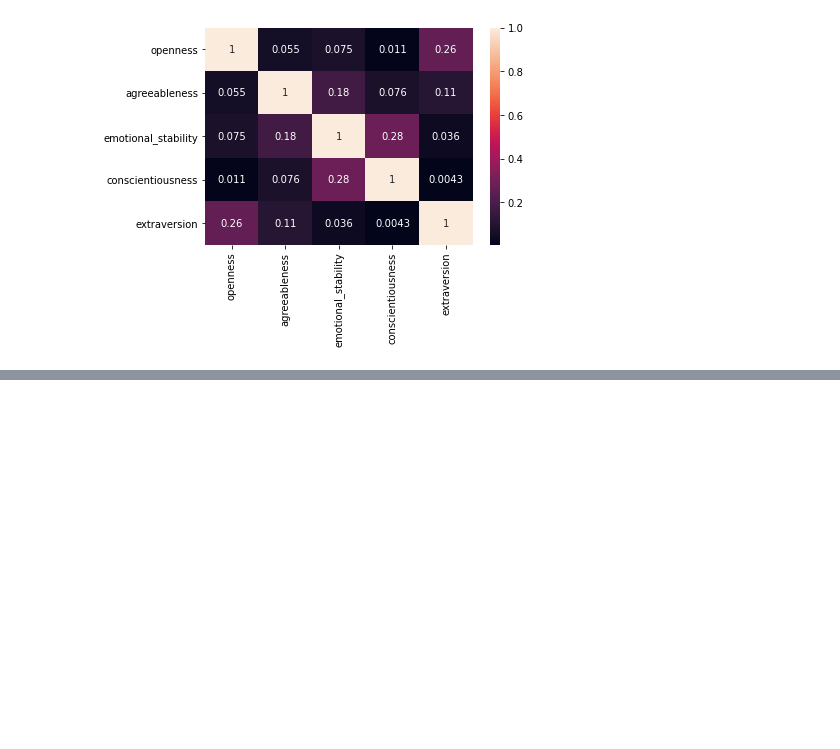
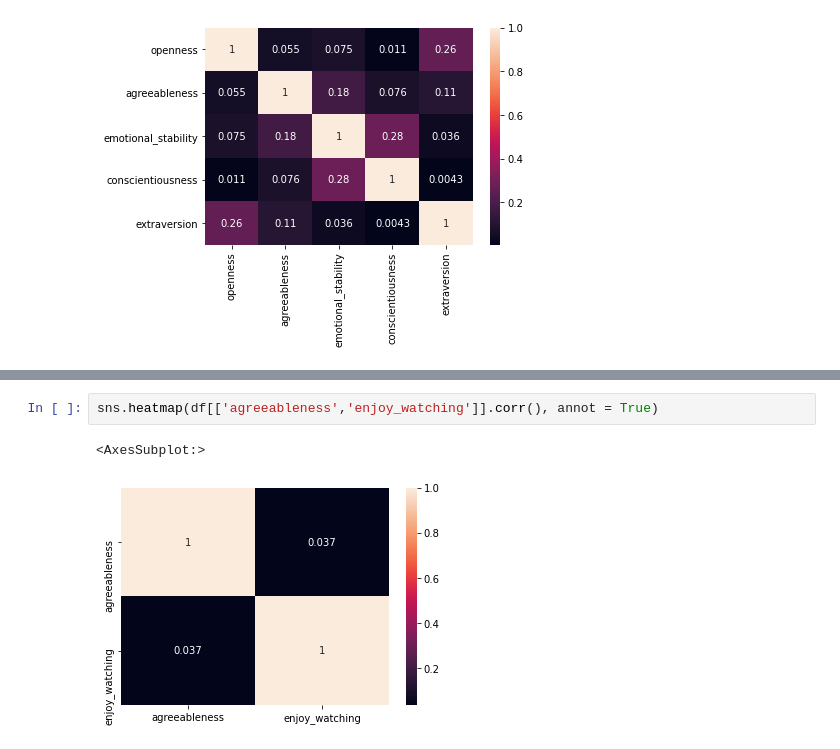
Before and after one commit to sushamasivananthan/MachineLearning, a Jupyter notebook: FirstFile.ipynb, the cells around one changed output, grey strips where cells are left out. Cells and saved outputs as stored; diff of their text form; blank space fills up the shorter version.

```diff
--- a/FirstFile.ipynb
+++ b/FirstFile.ipynb
@@ -112,0 +118,5 @@ sns.heatmap(df[personality].corr(), annot = True)
+# %%
+sns.heatmap(df[['agreeableness','enjoy_watching']].corr(), annot = True)
+# %% [output]
+<AxesSubplot:>
+[figure, added]
```
Also changed, not shown: parts of 7 cells of this notebook.
